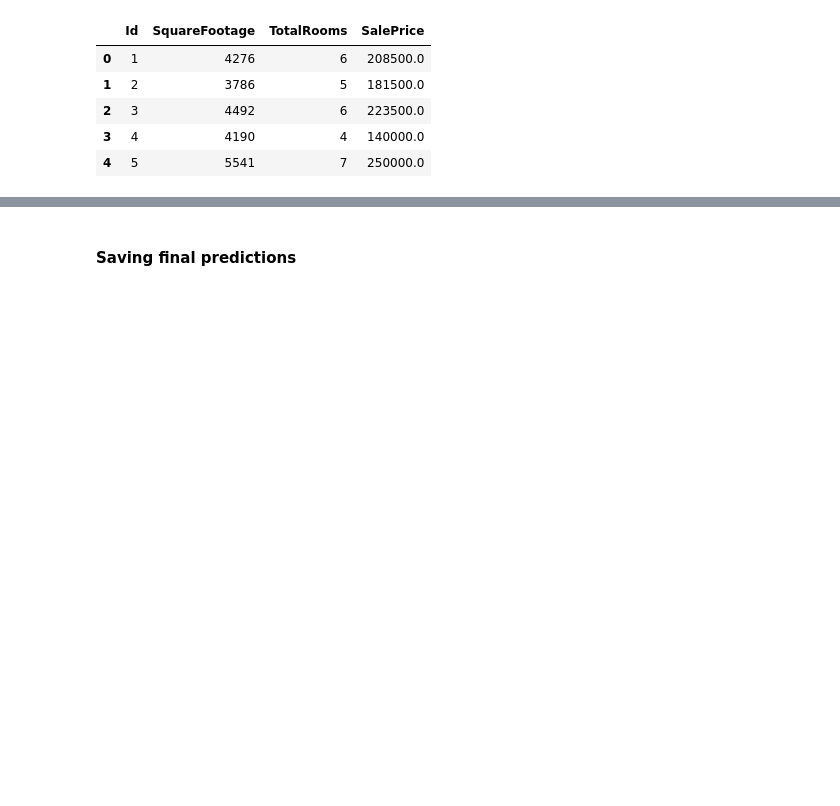
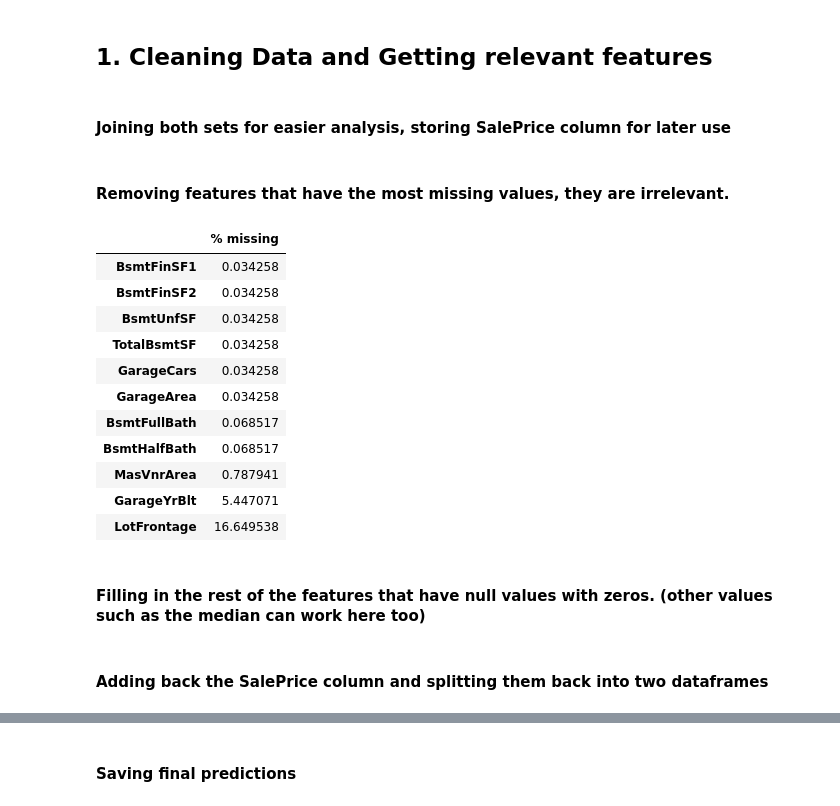
Before and after one commit to SaifeldeenAdel/PRODIGY_ML_01, a Jupyter notebook: LinearRegression.ipynb, the cells around one changed output, grey strips where cells are left out. Cells and saved outputs as stored; diff of their text form; code cells hidden in the pictures; blank space fills up the shorter version.

```diff
--- a/LinearRegression.ipynb
+++ b/LinearRegression.ipynb
@@ -7,13 +7,34 @@ from sklearn.model_selection import train_test_split
 from sklearn.linear_model import LinearRegression
 from sklearn.metrics import mean_squared_error, r2_score, mean_absolute_error
 from sklearn.preprocessing import RobustScaler
-# %%
-dataset = pd.read_csv("data/cleanDataset.csv")
-dataset.head()
-# %% [output]
-|  | Id | SquareFootage | TotalRooms | SalePrice |
-| 0 | 1 | 4276 | 6 | 208500.0 |
-| 1 | 2 | 3786 | 5 | 181500.0 |
-| 2 | 3 | 4492 | 6 | 223500.0 |
-| 3 | 4 | 4190 | 4 | 140000.0 |
-| 4 | 5 | 5541 | 7 | 250000.0 |
+# %%
+df_train = pd.read_csv("data/train.csv")
+df_test = pd.read_csv("data/test.csv")
+# %% [markdown]
+## 1. Cleaning Data and Getting relevant features
+# %% [markdown]
+#### Joining both sets for easier analysis, storing SalePrice column for later use
+# %%
+target = df_train[['SalePrice']]
+df_train.drop(columns='SalePrice', inplace = True)
+# %%
+df = pd.concat([df_train, df_test])
+df = df.select_dtypes(exclude=['object'])
+# %% [markdown]
+#### Removing features that have the most missing values, they are irrelevant.
+# %%
+nulldf = (df.isnull().sum() * 100 / len(dataset))[df.isnull().sum() > 0].sort_values().to_frame().rename(columns={0:"% missing"})
+nulldf
+# %% [output]
+|  | % missing |
+| BsmtFinSF1 | 0.034258 |
+| BsmtFinSF2 | 0.034258 |
+| BsmtUnfSF | 0.034258 |
+| TotalBsmtSF | 0.034258 |
+| GarageCars | 0.034258 |
+| GarageArea | 0.034258 |
+| BsmtFullBath | 0.068517 |
+| BsmtHalfBath | 0.068517 |
+| MasVnrArea | 0.787941 |
+| GarageYrBlt | 5.447071 |
+| LotFrontage | 16.649538 |
@@ -19,0 +43,2 @@ dataset.head()
+# %% [markdown]
+#### Filling in the rest of the features that have null values with zeros. (other values such as the median can work here too)
@@ -19,0 +49,2 @@ dataset.head()
+# %% [markdown]
+#### Adding back the SalePrice column and splitting them back into two dataframes
```
Also changed, not shown: parts of 21 cells of this notebook, 4 other files.
